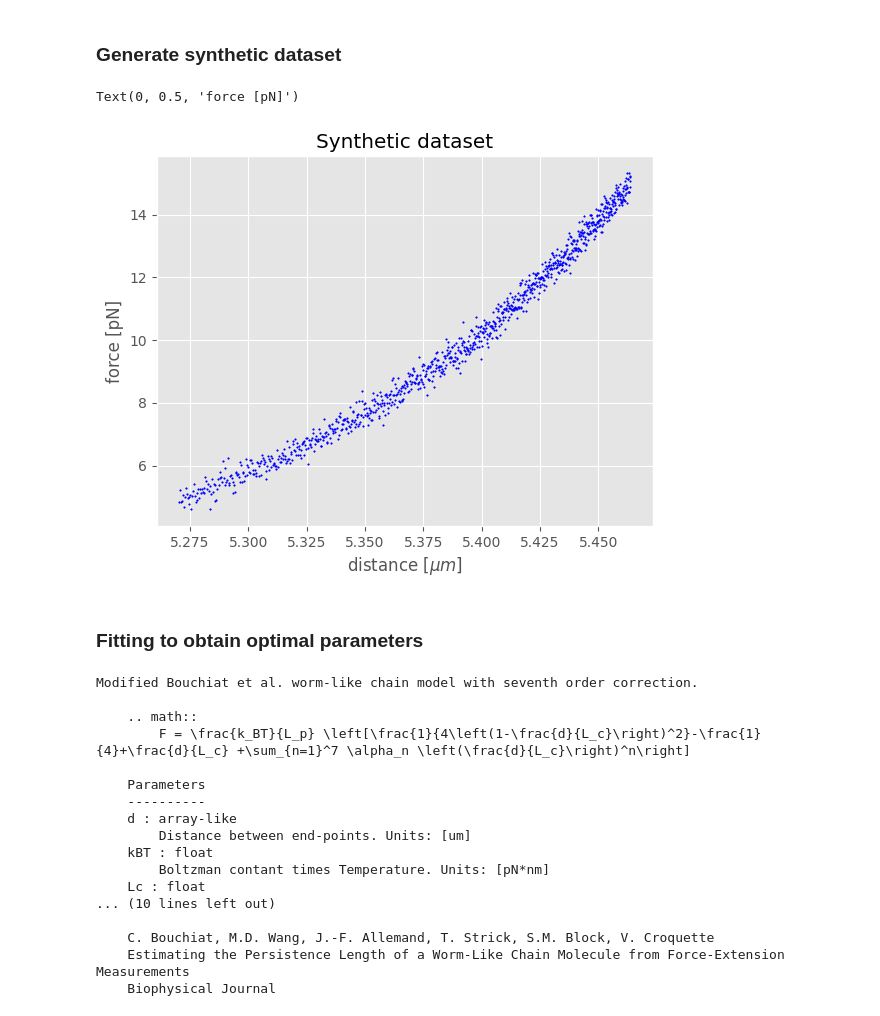
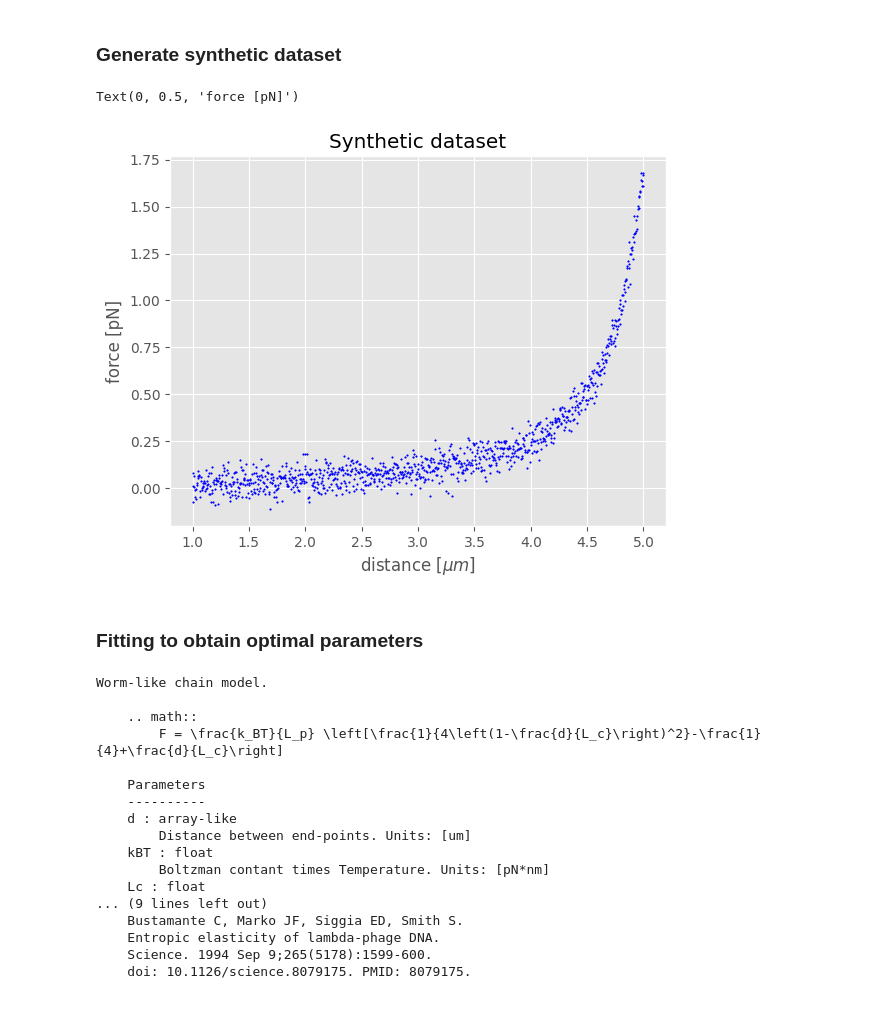
Before and after one commit to franciscopalmeromoya/wlc, a Jupyter notebook: docs/example.ipynb, the cells around one changed output. Drawn from its saved outputs; the diff is of its cells as text; code cells hidden in the pictures.

```diff
--- a/docs/example.ipynb
+++ b/docs/example.ipynb
@@ -19,25 +19,28 @@ import wlc.fitting as fitting
 # %%
 # Synthetic dataset parameters
 KB = 0.013806 # Boltzmann constant in pN*nm*K-1
 T = 30  # in degrees Celsius
 Lc = 5600  # contour length in nm
 Lp = 53  # persistence length in nm
 S = 1255  # stretch modulus in pN
 
 # Generate data with noise
-F = np.linspace(5, 15, 1000)
-d = models.odijk(F, KB*(273.15 + T), Lc, Lp, S)
-data = d, F + np.random.normal(scale = 0.25, size=len(F))
+# F = np.linspace(5, 15, 1000)
+# d = models.odijk(F, KB*(273.15 + T), Lc, Lp, S)
+# data = d, F + np.random.normal(scale = 0.25, size=len(F))
+d = np.linspace(1, 5, 1000)
+F = models.bouchiat(d, KB*(273.15 + T), Lc, Lp)
+data = d, F + np.random.normal(scale = 0.05, size=len(F))
 
 # Plot the data
 fig, ax = plt.subplots()
 ax.set_title("Synthetic dataset")
 ax.scatter(data[0], data[1], s = 1, c = "blue")
 ax.set_xlabel(r"distance [$\mu m$]")
 ax.set_ylabel(r"force [pN]")
 # %% [output]
 Text(0, 0.5, 'force [pN]')
-[figure, old version]
+[figure, new version]
 # %% [markdown]
 ### Fitting to obtain optimal parameters
 # %%
@@ -46,13 +49,13 @@ with open("../ymls/params.yml", 'r') as file:
     params = yaml.safe_load(file)
 # %%
 # Odijk
-model = fitting.WormLikeChain(model="ebouchiat")
+model = fitting.WormLikeChain(model="WLC")
 print(model)
 # %% [output]
-Modified Bouchiat et al. worm-like chain model with seventh order correction.
+Worm-like chain model.
 
     .. math::
-        F = \frac{k_BT}{L_p} \left[\frac{1}{4\left(1-\frac{d}{L_c}\right)^2}-\frac{1}{4}+\frac{d}{L_c} +\sum_{n=1}^7 \alpha_n \left(\frac{d}{L_c}\right)^n\right]
+        F = \frac{k_BT}{L_p} \left[\frac{1}{4\left(1-\frac{d}{L_c}\right)^2}-\frac{1}{4}+\frac{d}{L_c}\right]
 
     Parameters
     ----------
@@ -61,11 +64,11 @@ Modified Bouchiat et al. worm-like chain model with seventh order correction.
     kBT : float
         Boltzman contant times Temperature. Units: [pN*nm]
     Lc : float
-... (10 lines left out)
-
-    C. Bouchiat, M.D. Wang, J.-F. Allemand, T. Strick, S.M. Block, V. Croquette
-    Estimating the Persistence Length of a Worm-Like Chain Molecule from Force-Extension Measurements
-    Biophysical Journal
+... (9 lines left out)
+    Bustamante C, Marko JF, Siggia ED, Smith S.
+    Entropic elasticity of lambda-phage DNA.
+    Science. 1994 Sep 9;265(5178):1599-600.
+    doi: 10.1126/science.8079175. PMID: 8079175.
 # %%
 # Compile model
 model.compile(params)
```
Also changed, not shown: parts of 6 cells of this notebook.
